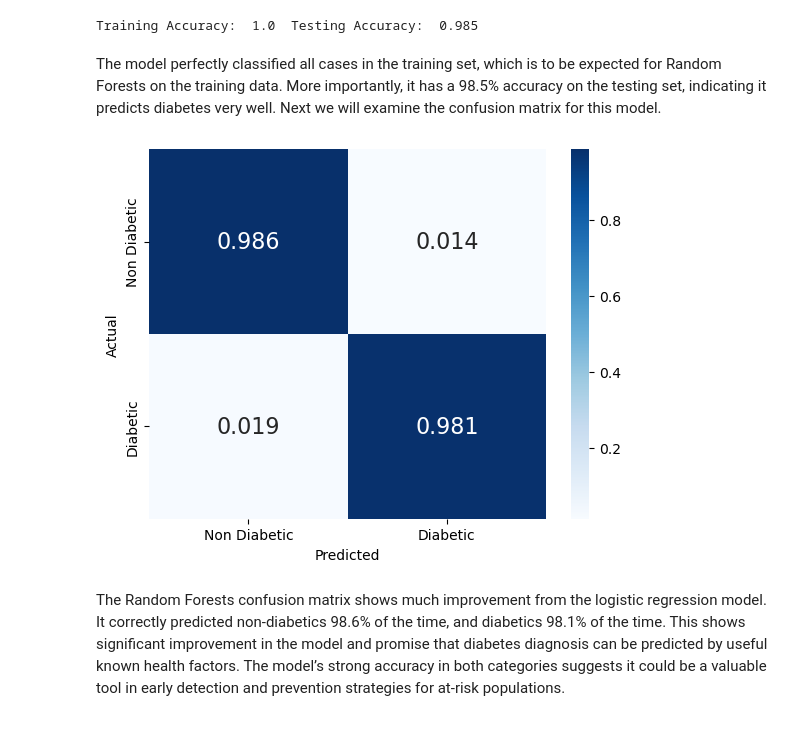
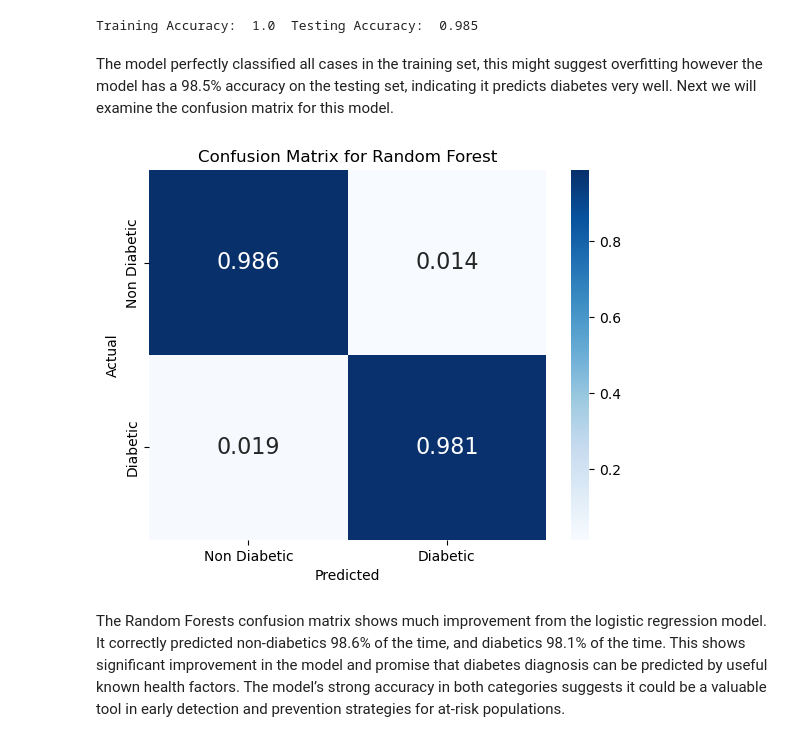
Before and after one commit to estasko/data_science_pinnacle, a Jupyter notebook: main.ipynb, the cells around one changed output. Saved outputs shown, nothing was run; the diff lists cells and outputs as text; code cells hidden in the pictures.

Commit message:
edited thru random forest for final

```diff
--- a/main.ipynb
+++ b/main.ipynb
@@ -507,15 +414,13 @@ Then we will create random forests to examine each combination of hyperparameter
 # %%
-# Define a collection of random forest for each combination of the hyper parameter choices in the grid
-
 # 5-fold cv partition
 cv5 = KFold(n_splits = 5, shuffle = True, random_state = 3870)
 
-# Forming the empty trees for each combo of parameters in hyper_grid
+# Create instance of GridSearchCV engine
 hp_grid_search = GridSearchCV(
     ensemble.RandomForestClassifier(random_state = 3870),
     hps_grid,
     cv = cv5,
-    scoring = 'r2',
+    scoring = 'accuracy',
     n_jobs = -1
 )
 # %%
@@ -555,30 +462,31 @@ print('Training Accuracy: ',round(rf_training_accuracy, 3), ' Testing Accuracy:
 # %% [output]
 Training Accuracy:  1.0  Testing Accuracy:  0.985
 # %% [markdown]
-The model perfectly classified all cases in the training set, which is to be expected for Random Forests on the training data. More importantly, it has a 98.5% accuracy on the testing set, indicating it predicts diabetes very well. Next we will examine the confusion matrix for this model.
+The model perfectly classified all cases in the training set, this might suggest overfitting however the model has a 98.5% accuracy on the testing set, indicating it predicts diabetes very well. Next we will examine the confusion matrix for this model.
 # %%
 # Determine the predicted y values from the best model
 y_pred = best_model.predict(X=x_test)
 
 # Create a confusion matrix with the percent accurately predicted
 random_forest_confusion_matrix = confusion_matrix(
     y_true = y_test,
     y_pred = y_pred,
     normalize = 'true'
 )
 
 # Display the confusion matrix
 sns.heatmap(random_forest_confusion_matrix,
            annot = True,
            fmt = '.3f',
            cmap = 'Blues',
            annot_kws = {'size': 16},
            xticklabels = ['Non Diabetic','Diabetic'],
            yticklabels = ['Non Diabetic','Diabetic'])
 plt.xlabel("Predicted")
-plt.ylabel("Actual");
+plt.ylabel("Actual")
+plt.title("Confusion Matrix for Random Forest");
 # %% [output]
-[figure, old version]
+[figure, new version]
 # %% [markdown]
 The Random Forests confusion matrix shows much improvement from the logistic regression model. It correctly predicted non-diabetics 98.6% of the time, and diabetics 98.1% of the time. This shows significant improvement in the model and promise that diabetes diagnosis can be predicted by useful known health factors. The model’s strong accuracy in both categories suggests it could be a valuable tool in early detection and prevention strategies for at-risk populations.
 # %% [markdown]
```
Also changed, not shown: parts of 55 cells of this notebook.
